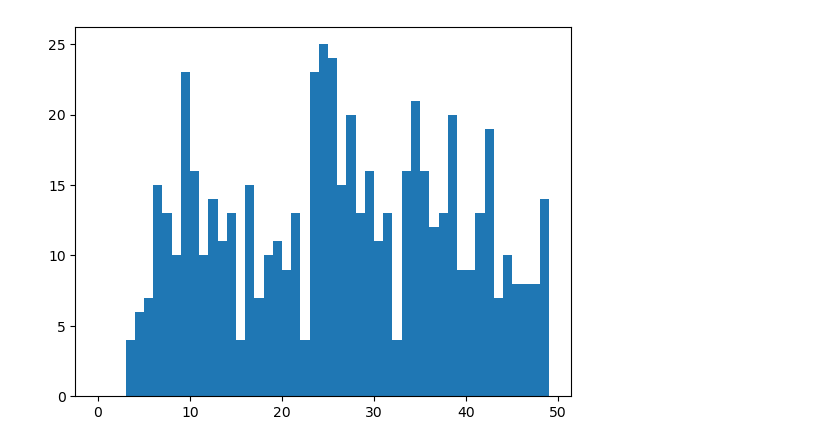
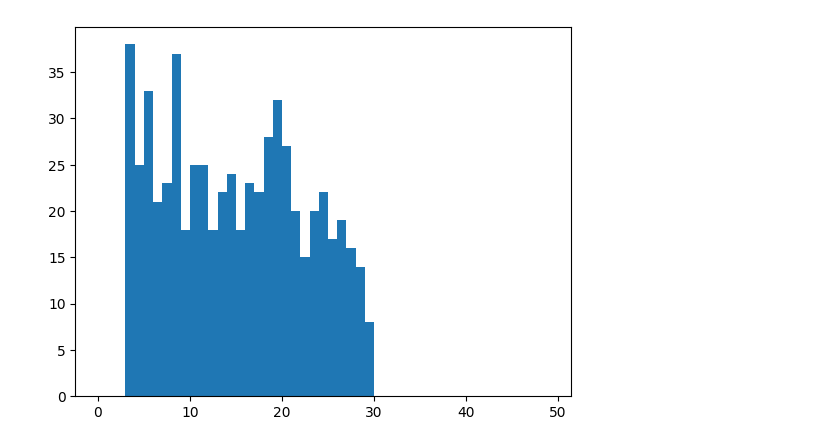
Before and after one commit to samsledje/philharmonic, a Jupyter notebook: nb/Connelly_Correlation_Analysis.ipynb, the cells around one changed output. Drawn from its saved outputs; the diff is of its cells as text; code cells hidden in the pictures.

```diff
--- a/nb/Connelly_Correlation_Analysis.ipynb
+++ b/nb/Connelly_Correlation_Analysis.ipynb
@@ -21,16 +11,19 @@ def get_hash(plist):
-# %%
-clusters = []
-cluster_dict = {}
-
-with open("Pdam.recipe_clusters.csv", "r") as cluster_fi:
-    for line in cluster_fi:
-        c = line.strip().split(",")
-        clusters.append(c)
-        cluster_dict[get_hash(c)] = c
+# %%
+# Initial Files
+cluster_file_path = "/home/ssledzieski/philharmonic_results/p_damicornis/20240917-pdamAll-phil_v0.3.0/20240917-pdamAll-phil_v0.3.0_clusters.functional.json"
+network_file_path = "/home/ssledzieski/philharmonic_results/p_damicornis/20240917-pdamAll-phil_v0.3.0/20240917-pdamAll-phil_v0.3.0_network.positive.tsv"
+go_map_path = "/home/ssledzieski/philharmonic_results/p_damicornis/20240917-pdamAll-phil_v0.3.0/20240917-pdamAll-phil_v0.3.0_GO_map.csv"
+
+GO_SLIM = "/home/ssledzieski/philharmonic_results/p_damicornis/20240917-pdamAll-phil_v0.3.0/goslim_generic.obo"
+
+# Gene Expression Data
+expression_file_path = "/mnt/home/ssledzieski/database/philharmonic/p_damicornis/Connelly2022_AxH_Pdam.counts"
+# %%
+cluster_dict = load_cluster_json(cluster_file_path)
 # %%
-cluster_sizes = [len(c) for c in clusters]
+cluster_sizes = [len(c["members"]) for c in cluster_dict.values()]
 plt.hist(cluster_sizes, bins=np.arange(0, 50, 1))
 plt.show()
 # %% [output]
-[figure, old version]
+[figure, new version]
 # %%
```
Also changed, not shown: parts of 16 cells of this notebook, 9 other files.
